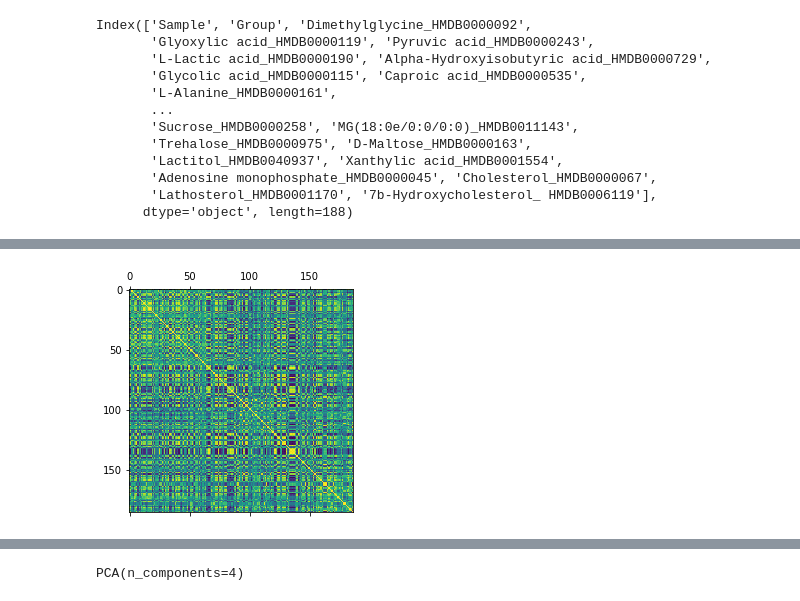
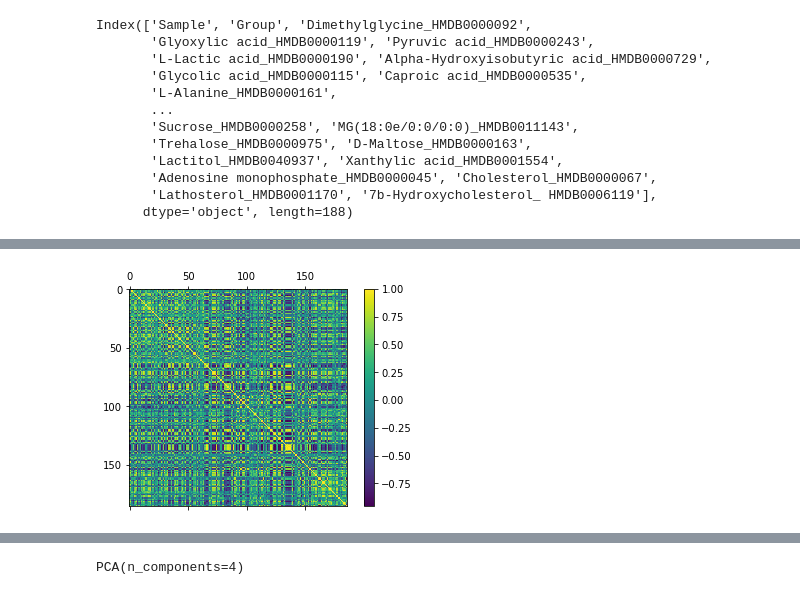
Before and after one commit to jiaqiw9/interpretation-of-metabolomics, a Jupyter notebook: PCA_analysis.ipynb, the cells around one changed output, grey strips where cells are left out. Drawn from its saved outputs; the diff is of its cells as text; code cells hidden in the pictures.

```diff
--- a/PCA_analysis.ipynb
+++ b/PCA_analysis.ipynb
@@ -28,8 +48,12 @@ Index(['Sample', 'Group', 'Dimethylglycine_HMDB0000092',
 # %%
 X = data.iloc[:,2:]
 X_normalized = normalize(X)
 
-plt.matshow(np.corrcoef(X_normalized, rowvar=False))
+figure = plt.figure()
+axes = figure.add_subplot(111)
+
+caxes = axes.matshow(np.corrcoef(X_normalized, rowvar=False))
+figure.colorbar(caxes)
 plt.show()
 # %% [output]
-[figure, old version]
+[figure, new version]
```
Also changed, not shown: parts of 4 cells of this notebook, 1 other file.
